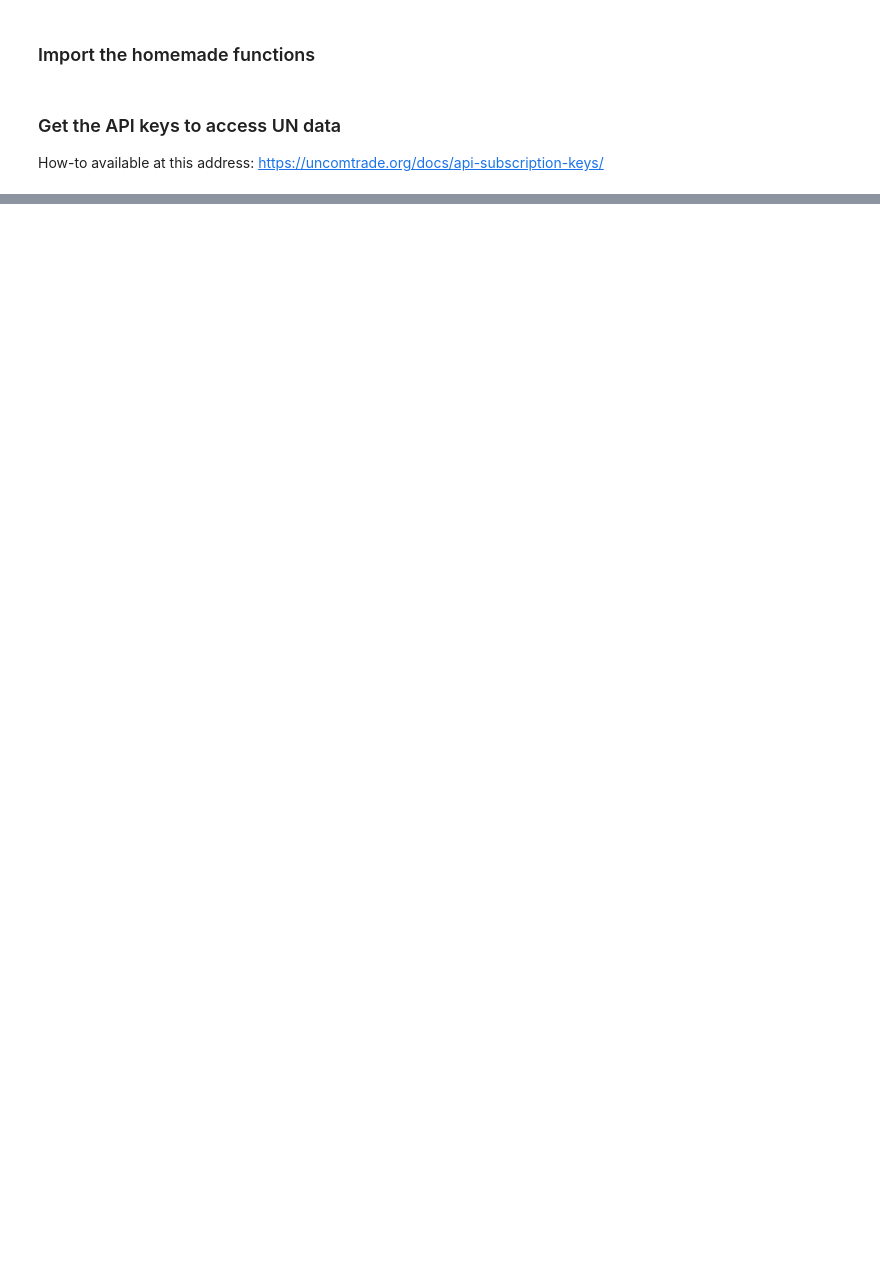
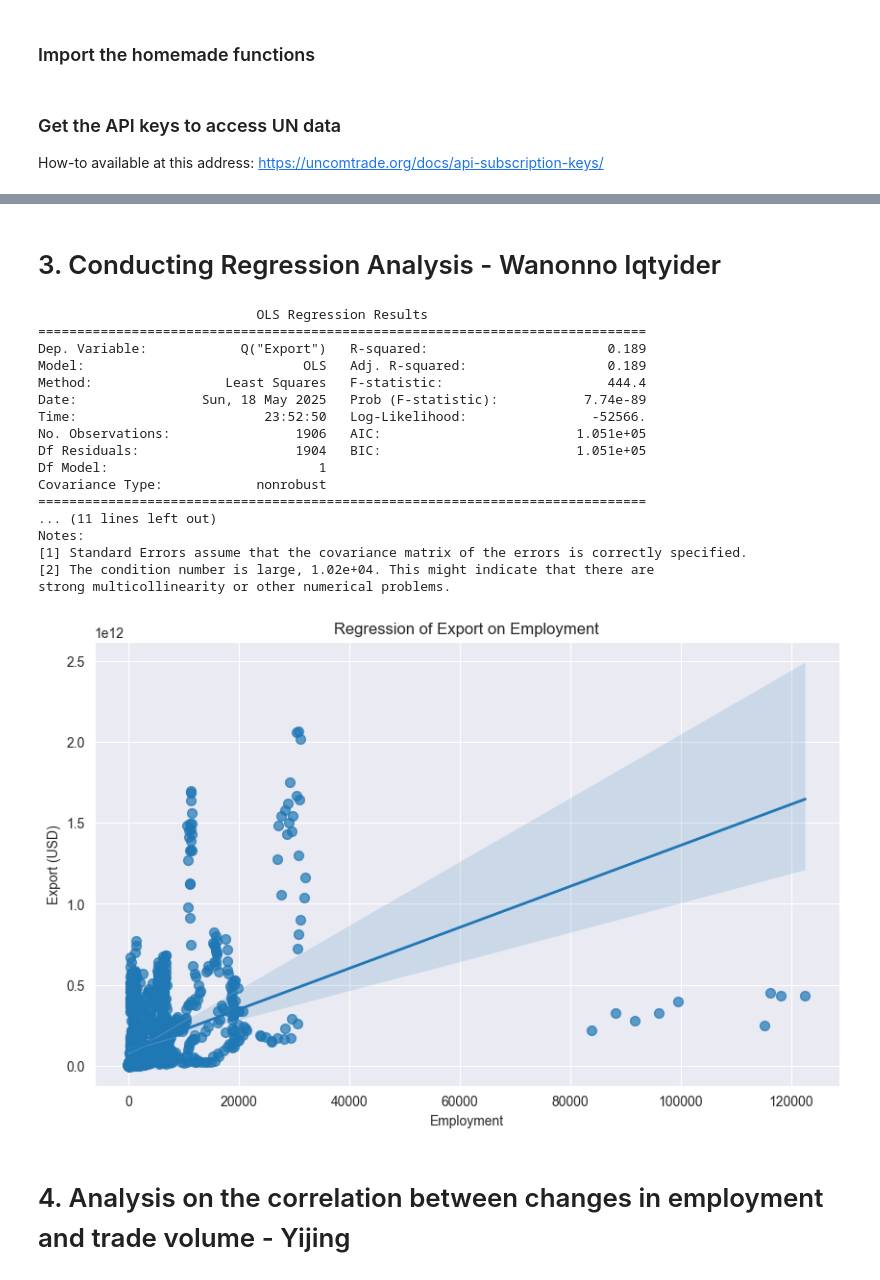
Before and after one commit to Graspp-25-Spring/graspp-25S-trade, a Jupyter notebook: notebooks/milestone_employment_trade_change_regression_Yijing.ipynb, the cells around one changed output, grey strips where cells are left out. Drawn from its saved outputs; the diff is of its cells as text; code cells hidden in the pictures; blank space fills up the shorter version.

```diff
--- a/notebooks/milestone_employment_trade_change_regression_Yijing.ipynb
+++ b/notebooks/milestone_employment_trade_change_regression_Yijing.ipynb
@@ -237,0 +55,48 @@ df_merge = df_merge.sort_index()
+# %% [markdown]
+# 3. Conducting Regression Analysis - Wanonno Iqtyider
+# %%
+# 2. Prepare the data
+# Make sure 'employment' and 'total trade value' exist without NaNs
+df_regression = df.dropna(subset=["Export", "ILO"]).reset_index()
+
+# 3. Run the regression using formula
+# Note: you need to handle spaces in column names by using `Q("column name")` inside the formula
+model = smf.ols(formula='Q("Export") ~ ILO', data=df_regression).fit()
+
+# 4. Print regression summary
+print(model.summary())
+
+plt.figure(figsize=(10,6))
+sns.regplot(
+    data=df_regression,
+    x="ILO",
+    y="Export",
+    scatter_kws={"s":50, "alpha":0.7},
+    line_kws={"linewidth":2}
+)
+plt.title('Regression of Export on Employment')
+plt.xlabel('Employment')
+plt.ylabel('Export (USD)')
+plt.grid(True)
+plt.show()
+# %% [output]
+                            OLS Regression Results
+==============================================================================
+Dep. Variable:            Q("Export")   R-squared:                       0.189
+Model:                            OLS   Adj. R-squared:                  0.189
+Method:                 Least Squares   F-statistic:                     444.4
+Date:                Sun, 18 May 2025   Prob (F-statistic):           7.74e-89
+Time:                        23:52:50   Log-Likelihood:                -52566.
+No. Observations:                1906   AIC:                         1.051e+05
+Df Residuals:                    1904   BIC:                         1.051e+05
+Df Model:                           1
+Covariance Type:            nonrobust
+==============================================================================
+... (11 lines left out)
+Notes:
+[1] Standard Errors assume that the covariance matrix of the errors is correctly specified.
+[2] The condition number is large, 1.02e+04. This might indicate that there are
+strong multicollinearity or other numerical problems.
+[figure, added]
+# %% [markdown]
+# 4. Analysis on the correlation between changes in employment and trade volume - Yijing
```
Also changed, not shown: parts of 44 cells of this notebook, 1 other file.
